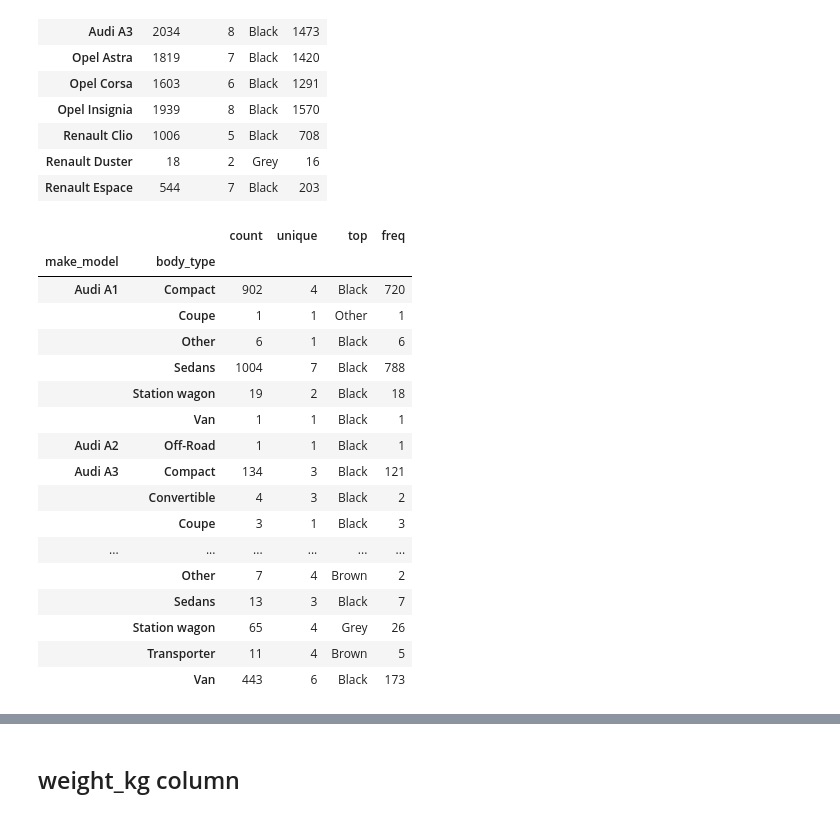
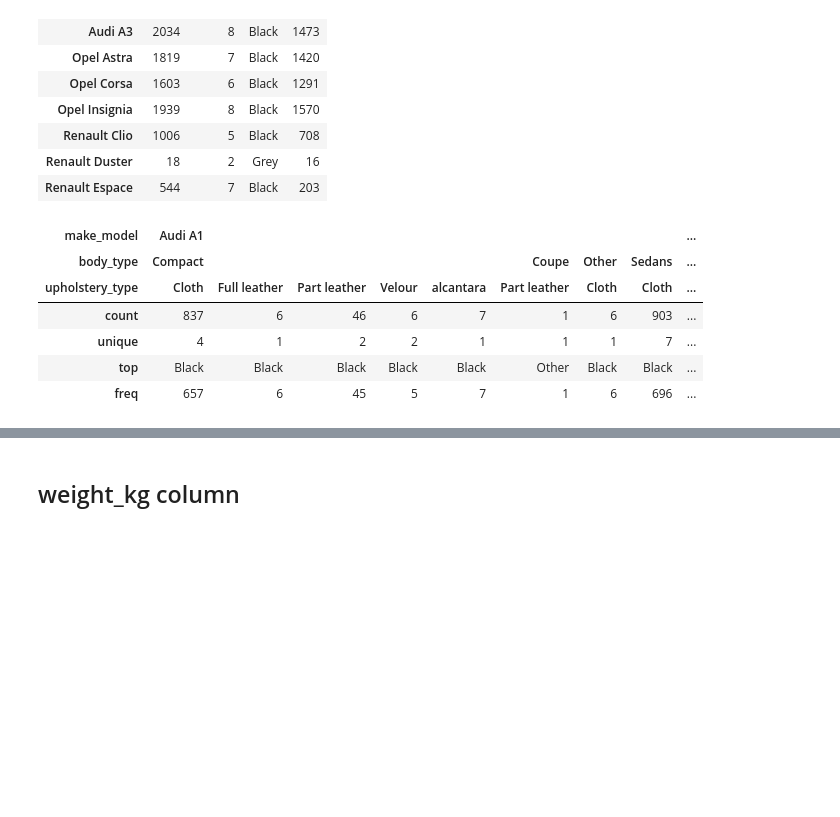
Before and after one commit to ilknurozcelik/DA_Assignments_and_Projects, a Jupyter notebook: 02-Projects/DA_CapstoneProject/DAwPy_Capstone_Project_(AutoScout)_İlknur _HandlingMissingValues.ipynb, the cells around one changed output, grey strips where cells are left out. Drawn from its saved outputs; the diff is of its cells as text; code cells hidden in the pictures; blank space fills up the shorter version.

```diff
--- a/02-Projects/DA_CapstoneProject/DAwPy_Capstone_Project_(AutoScout)_İlknur _HandlingMissingValues.ipynb
+++ b/02-Projects/DA_CapstoneProject/DAwPy_Capstone_Project_(AutoScout)_İlknur _HandlingMissingValues.ipynb
@@ -2959,7 +2961,7 @@ df.groupby(["make_model","body_type", "age"]).entertainment_media.describe().T
 | top | Bluetooth,CD player,Hands-free eq... | Bluetooth,CD player,Hands-free eq... | Bluetooth,CD player,Hands-free eq... | Bluetooth,CD player,Hands-free eq... | CD player,Hands-free equipment,MP... | Bluetooth,CD player,Hands-free eq... | CD player,Hands-free equipment,Radio | Bluetooth,Hands-free equipment,On... | CD player,On-board computer | Radio | Bluetooth,CD player,Hands-free eq... | ... |
 | freq | 50 | 42 | 32 | 31 | 1 | 1 | 5 | 1 | 1 | 55 | 63 | ... |
 # %%
-df["comfort_convenience"] = df.groupby(["make_model","body_type", "age"]).comfort_convenience.apply(lambda x : x.fillna(x.mode()[0] if any(x.mode()) else df.comfort_convenience.mode()[0]))
+df["entertainment_media"] = df.groupby(["make_model","body_type", "age"]).entertainment_media.apply(lambda x : x.fillna(x.mode()[0] if any(x.mode()) else df.entertainment_media.mode()[0]))
 # %% [markdown]
 ## extras columns
 # %%
@@ -3124,5 +3136,5 @@ df.groupby(["make_model","body_type"]).gears.describe()
 # %%
-df["gears"] = df.groupby(["make_model","body_type"]).gears.apply(lambda x : x.fillna(x.mode()[0] if any(x.mode()) else df.gears.mode()[0]))
+df["gears"] = df.groupby(["make_model","body_type", "gearing_type"]).gears.apply(lambda x : x.fillna(x.mode()[0] if any(x.mode()) else df.gears.mode()[0]))
 # %%
 df["gears"].value_counts(dropna=False)
 # %% [output]
@@ -3175,4 +3187,4 @@ df.groupby(["make_model", "displacement_cc", "cylinders", "fuel"]).hp_kw.describ
 | 75% | 85.0 | 60.000000 | 85.000000 | 85.000000 | 81.250000 | 70.000000 | 70.0 | 70.0 | 92.000000 | ... |
 | max | 85.0 | 70.000000 | 92.000000 | 85.000000 | 85.000000 | 140.000000 | 70.0 | 70.0 | 112.000000 | ... |
 # %%
-df["hp_kw"] = df.groupby(["make_model", "displacement_cc", "cylinders", "fuel"]).hp_kw.apply(lambda x : x.fillna(x.mode()[0] if any(x.mode()) else df.hp_kw.mode()[0]))
+df["hp_kw"] = df.groupby(["make_model", "displacement_cc", "cylinders", "fuel"]).hp_kw.apply(lambda x : x.fillna(x.median()).fillna(df.hp_kw.median()))
@@ -3331,24 +3346,13 @@ df.groupby("make_model").upholstery_color.describe()
 | Renault Duster | 18 | 2 | Grey | 16 |
 | Renault Espace | 544 | 7 | Black | 203 |
 # %%
-df.groupby(["make_model", "body_type"]).upholstery_color.describe()
+df.groupby(["make_model", "body_type", "upholstery_type"]).upholstery_color.describe().T
 # %% [output]
-|  |  | count | unique | top | freq |
-| make_model | body_type |  |  |  |  |
-| Audi A1 | Compact | 902 | 4 | Black | 720 |
-|  | Coupe | 1 | 1 | Other | 1 |
-|  | Other | 6 | 1 | Black | 6 |
-|  | Sedans | 1004 | 7 | Black | 788 |
-|  | Station wagon | 19 | 2 | Black | 18 |
-|  | Van | 1 | 1 | Black | 1 |
-| Audi A2 | Off-Road | 1 | 1 | Black | 1 |
-| Audi A3 | Compact | 134 | 3 | Black | 121 |
-|  | Convertible | 4 | 3 | Black | 2 |
-|  | Coupe | 3 | 1 | Black | 3 |
-| ... | ... | ... | ... | ... | ... |
-|  | Other | 7 | 4 | Brown | 2 |
-|  | Sedans | 13 | 3 | Black | 7 |
-|  | Station wagon | 65 | 4 | Grey | 26 |
-|  | Transporter | 11 | 4 | Brown | 5 |
-|  | Van | 443 | 6 | Black | 173 |
+| make_model | Audi A1 |  |  |  |  |  |  |  | ... |
+| body_type | Compact |  |  |  |  | Coupe | Other | Sedans | ... |
+| upholstery_type | Cloth | Full leather | Part leather | Velour | alcantara | Part leather | Cloth | Cloth | ... |
+| count | 837 | 6 | 46 | 6 | 7 | 1 | 6 | 903 | ... |
+| unique | 4 | 1 | 2 | 2 | 1 | 1 | 1 | 7 | ... |
+| top | Black | Black | Black | Black | Black | Other | Black | Black | ... |
+| freq | 657 | 6 | 45 | 5 | 7 | 1 | 6 | 696 | ... |
 # %%
```
Also changed, not shown: parts of 48 cells of this notebook, 2 other files.
